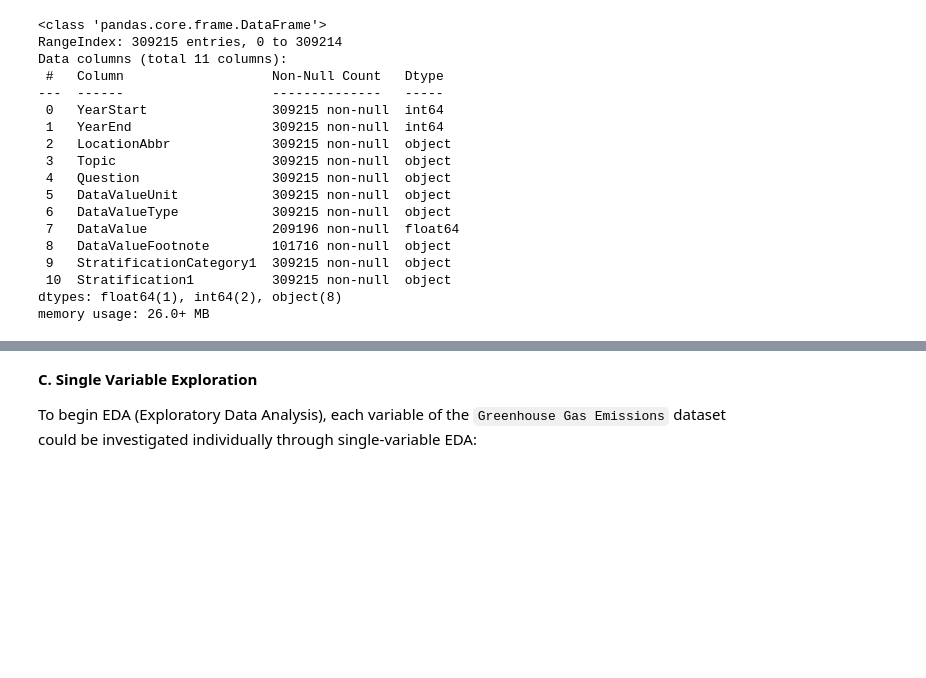
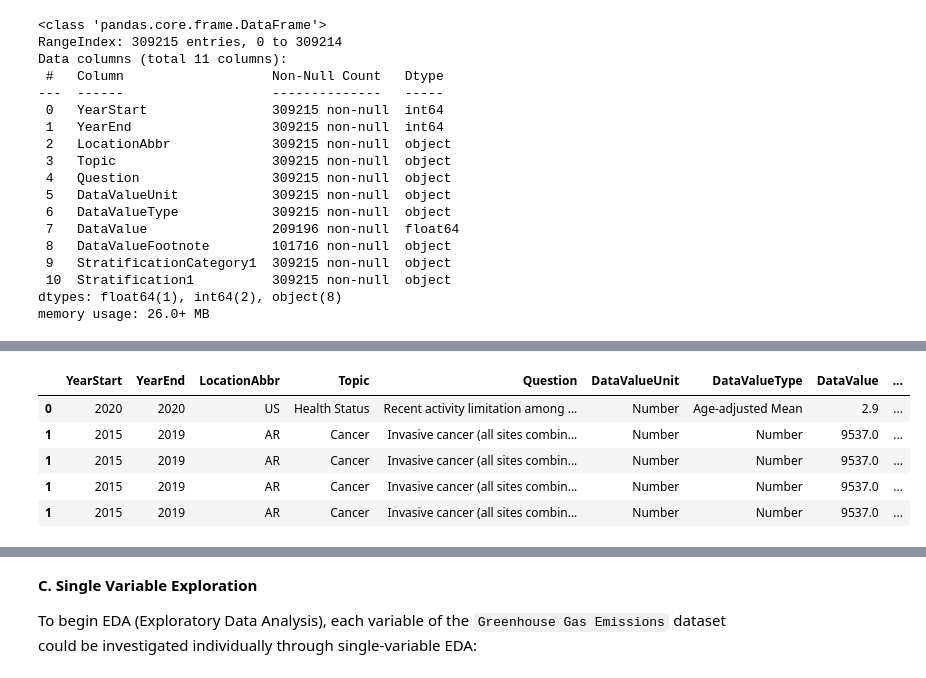
Before and after one commit to samuraijack99/EN685662-SU25-Group-2-Final-Project, a Jupyter notebook: EDA.ipynb, the cells around one changed output, grey strips where cells are left out. Drawn from its saved outputs; the diff is of its cells as text; code cells hidden in the pictures; blank space fills up the shorter version.

Commit message:
finished ETL, now to get started on single variable EDA

```diff
--- a/EDA.ipynb
+++ b/EDA.ipynb
@@ -186,0 +186,4 @@ Name: count, dtype: int64
+# %%
+cdi_df = cdi_df.dropna(subset=["DataValue"])
+
+cdi_df.info()
@@ -186,0 +224,16 @@ Name: count, dtype: int64
+# %%
+cdi_df["Year"] = cdi_df.apply(
+    lambda row: list(range(row["YearStart"], row["YearEnd"] + 1)),
+    axis=1
+)
+
+cdi_df = cdi_df.explode("Year")
+
+cdi_df.head()
+# %% [output]
+|  | YearStart | YearEnd | LocationAbbr | Topic | Question | DataValueUnit | DataValueType | DataValue | ... |
+| 0 | 2020 | 2020 | US | Health Status | Recent activity limitation among ... | Number | Age-adjusted Mean | 2.9 | ... |
+| 1 | 2015 | 2019 | AR | Cancer | Invasive cancer (all sites combin... | Number | Number | 9537.0 | ... |
+| 1 | 2015 | 2019 | AR | Cancer | Invasive cancer (all sites combin... | Number | Number | 9537.0 | ... |
+| 1 | 2015 | 2019 | AR | Cancer | Invasive cancer (all sites combin... | Number | Number | 9537.0 | ... |
+| 1 | 2015 | 2019 | AR | Cancer | Invasive cancer (all sites combin... | Number | Number | 9537.0 | ... |
```
Also changed, not shown: parts of 9 cells of this notebook, 1 other file.
